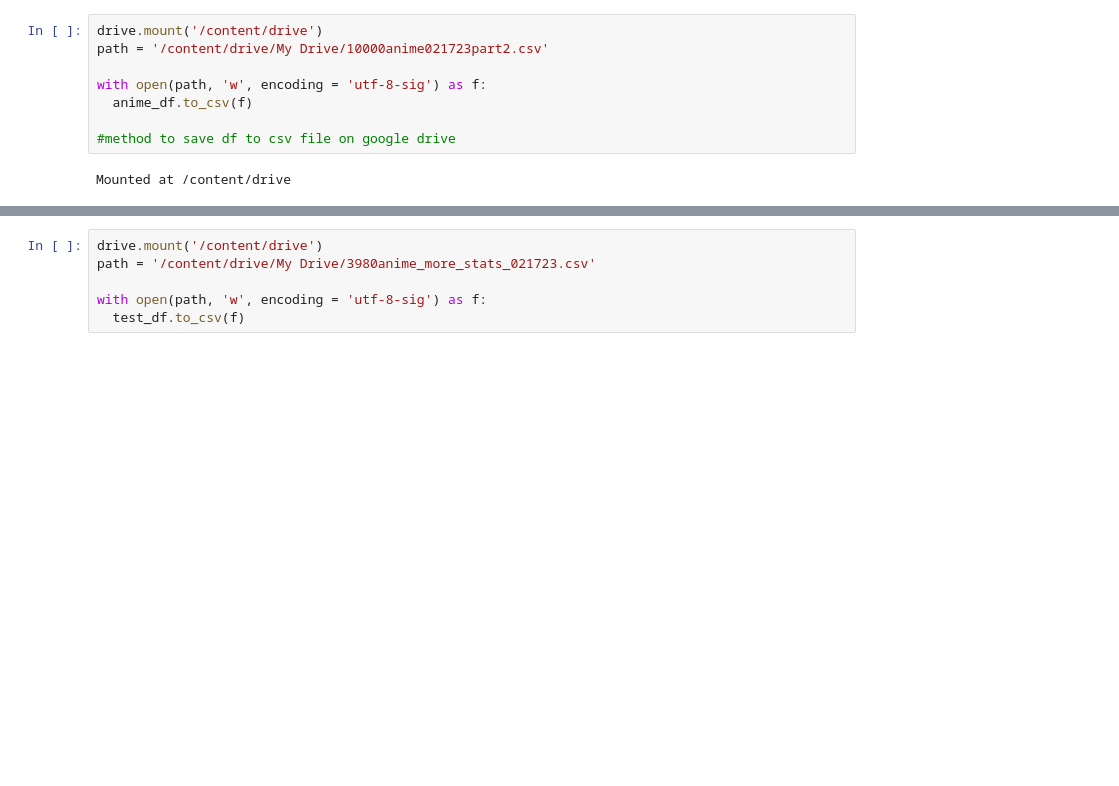
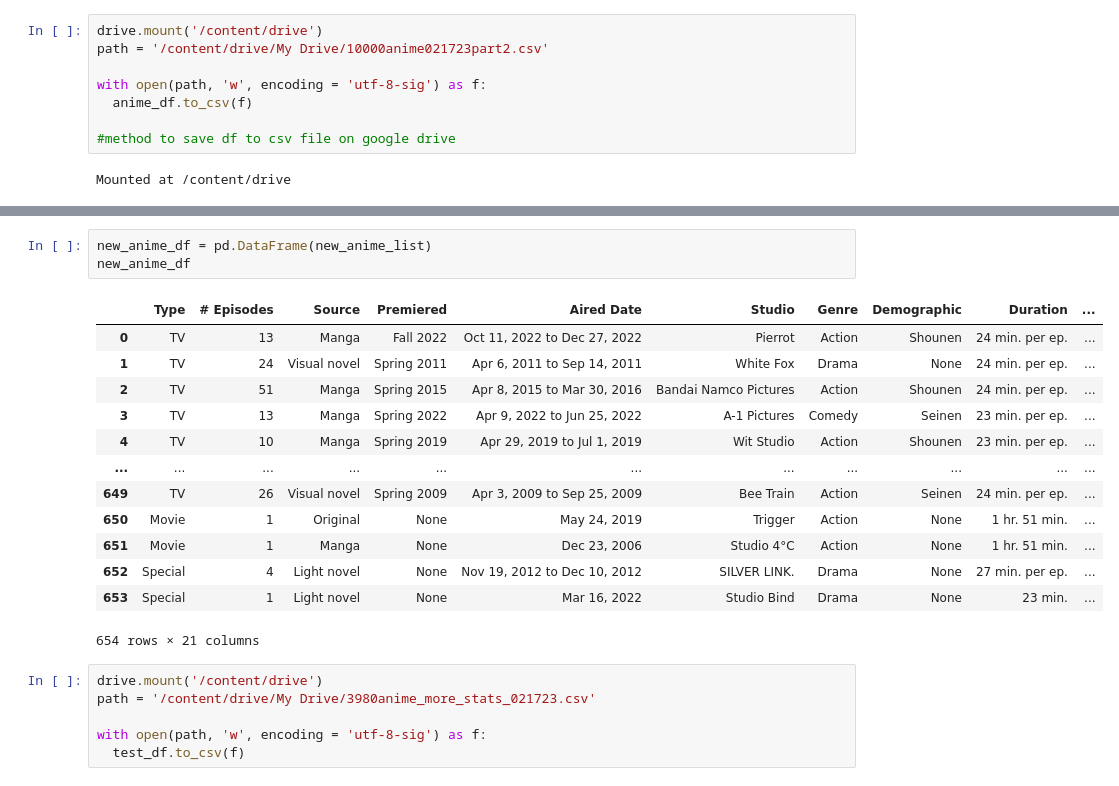
Before and after one commit to jeraldkim/DataScienceProjects, a Jupyter notebook: Scraping_Anime_from_myanimelist.ipynb, the cells around one changed output, grey strips where cells are left out. Drawn from its saved outputs; the diff is of its cells as text; blank space fills up the shorter version.

```diff
--- a/Scraping_Anime_from_myanimelist.ipynb
+++ b/Scraping_Anime_from_myanimelist.ipynb
@@ -227,3 +313,20 @@ new_anime_df = pd.DataFrame(new_anime_list)
+# %%
+new_anime_df = pd.DataFrame(new_anime_list)
+new_anime_df
+# %% [output]
+|  | Type | # Episodes | Source | Premiered | Aired Date | Studio | Genre | Demographic | Duration | ... |
+| 0 | TV | 13 | Manga | Fall 2022 | Oct 11, 2022 to Dec 27, 2022 | Pierrot | Action | Shounen | 24 min. per ep. | ... |
+| 1 | TV | 24 | Visual novel | Spring 2011 | Apr 6, 2011 to Sep 14, 2011 | White Fox | Drama | None | 24 min. per ep. | ... |
+| 2 | TV | 51 | Manga | Spring 2015 | Apr 8, 2015 to Mar 30, 2016 | Bandai Namco Pictures | Action | Shounen | 24 min. per ep. | ... |
+| 3 | TV | 13 | Manga | Spring 2022 | Apr 9, 2022 to Jun 25, 2022 | A-1 Pictures | Comedy | Seinen | 23 min. per ep. | ... |
+| 4 | TV | 10 | Manga | Spring 2019 | Apr 29, 2019 to Jul 1, 2019 | Wit Studio | Action | Shounen | 23 min. per ep. | ... |
+| ... | ... | ... | ... | ... | ... | ... | ... | ... | ... | ... |
+| 649 | TV | 26 | Visual novel | Spring 2009 | Apr 3, 2009 to Sep 25, 2009 | Bee Train | Action | Seinen | 24 min. per ep. | ... |
+| 650 | Movie | 1 | Original | None | May 24, 2019 | Trigger | Action | None | 1 hr. 51 min. | ... |
+| 651 | Movie | 1 | Manga | None | Dec 23, 2006 | Studio 4°C | Action | None | 1 hr. 51 min. | ... |
+| 652 | Special | 4 | Light novel | None | Nov 19, 2012 to Dec 10, 2012 | SILVER LINK. | Drama | None | 27 min. per ep. | ... |
+| 653 | Special | 1 | Light novel | None | Mar 16, 2022 | Studio Bind | Drama | None | 23 min. | ... |
+654 rows × 21 columns
 # %%
 drive.mount('/content/drive')
 path = '/content/drive/My Drive/3980anime_more_stats_021723.csv'
```
Also changed, not shown: parts of 14 cells of this notebook.
